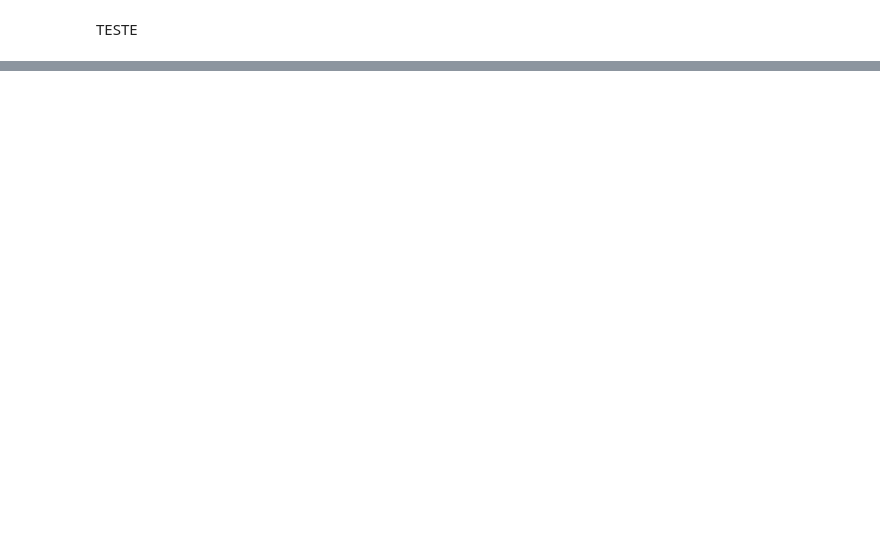
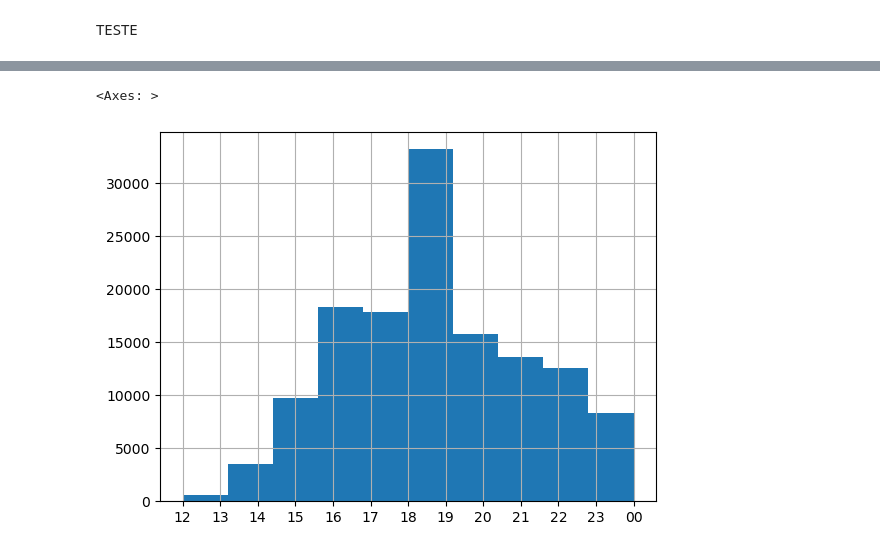
Before and after one commit to mateusono1/CB-Produ-es, a Jupyter notebook: API_ZIG.ipynb, the cells around one changed output, grey strips where cells are left out. Saved outputs shown, nothing was run; the diff lists cells and outputs as text; code cells hidden in the pictures; blank space fills up the shorter version.

```diff
--- a/API_ZIG.ipynb
+++ b/API_ZIG.ipynb
@@ -474,0 +499,7 @@ TESTE
+# %%
+df_produtos["Hora"]=df_produtos["data_hora_realizacao"].dt.strftime('%H')
+# %%
+df_produtos["Hora"].hist()
+# %% [output]
+<Axes: >
+[figure, added]
```
Also changed, not shown: parts of 12 cells of this notebook.
